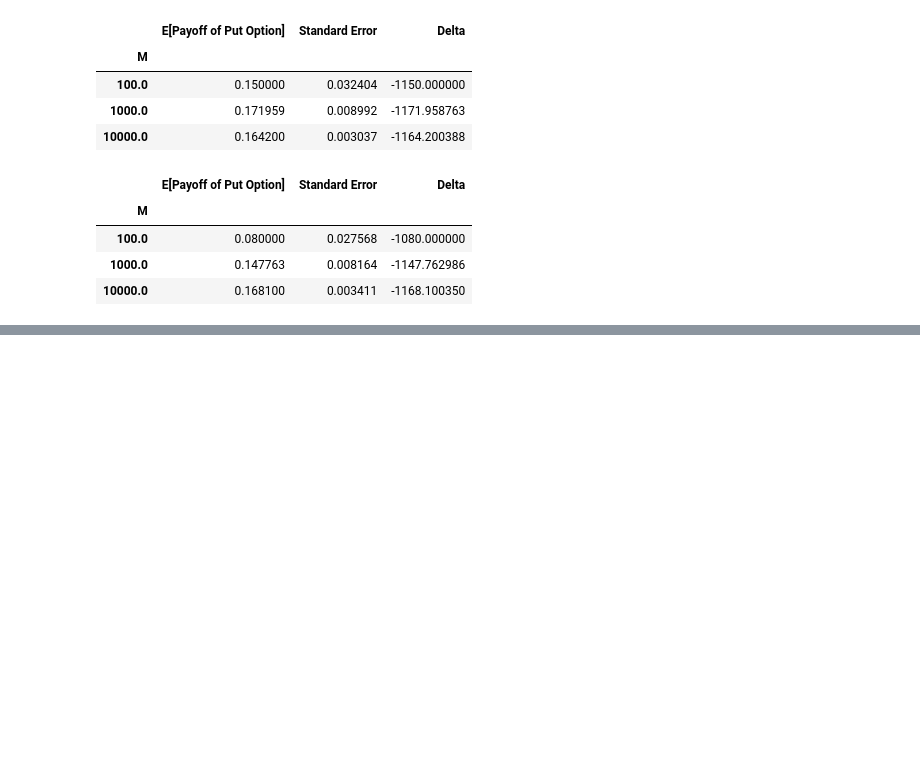
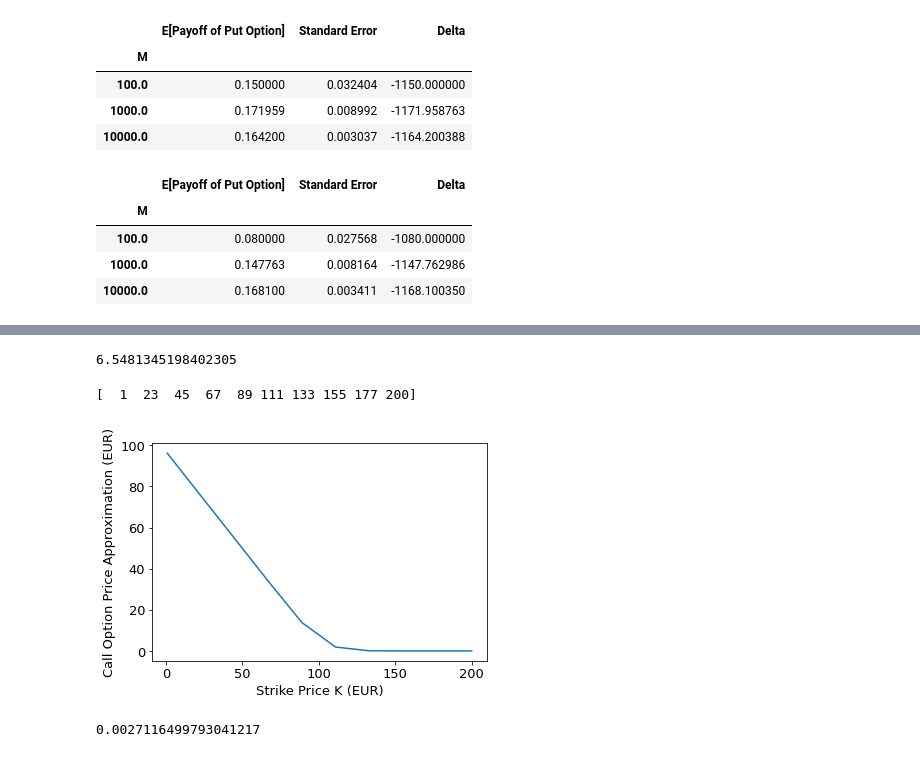
Before and after one commit to ithakis/UvA-Computational-Finance, a Jupyter notebook: Assignment 2.ipynb, the cells around one changed output, grey strips where cells are left out. Cells and saved outputs as stored; diff of their text form; code cells hidden in the pictures; blank space fills up the shorter version.

```diff
--- a/Assignment 2.ipynb
+++ b/Assignment 2.ipynb
@@ -517,0 +553,71 @@ results_with_seed_df
+# %%
+# Arithmetic Monte Carlo
+def aritmetic_MC(S0, r, sigma, T, N, M, K):
+    mc_values_arit = np.zeros(M)
+    for m in range(M):
+        Sm = gbm_euler(S0, r, sigma, T, N, path_simulation=True)
+
+        AN = 0
+        for i in range(N + 1):
+            AN += Sm[i, 0]
+        AN /= (N + 1)
+
+        mc_values_arit[m] = max(0, AN - K)
+
+    A_arit = mc_values_arit.mean()
+    A_arit_sd = mc_values_arit.std()
+
+    return A_arit, A_arit_sd
+# %%
+# Input parameter values
+S0 = 100
+T = 1.
+N = 50
+K = 99
+r = 0.06
+sigma = 0.2
+M = 100_000
+
+def control_variate_est(S0, r, sigma, T, N, M, K):
+    analytical_value = geometric_analytical(S0, r, sigma, T, N, M, K)
+    A_geo, A_geo_sd = geometric_MC(S0, r, sigma, T, N, M, K)
+    A_arit, A_arit_sd = aritmetic_MC(S0, r, sigma, T, N, M, K)
+
+    # Control variate estimate Asian option
+    if A_geo_sd == 0:
+        beta = 0
+    else:
+        beta = (A_arit_sd / A_geo_sd) * 0.99
+
+    estimate = A_arit - beta * (A_geo - analytical_value)
+
+    return estimate
+print(estimate)
+# %% [output]
+6.5481345198402305
+# %%
+S0 = 100
+T = 1.
+N = 50
+r = 0.06
+sigma = 0.2
+M = 100_000
+
+num_samples = 10
+K_values = np.linspace(1, 200, num=num_samples, dtype=int)
+print(K_values)
+
+K_estimates = np.zeros(num_samples)
+for i in tqdm(range(num_samples)):
+    K = K_values[i]
+    K_estimates[i] = control_variate_est(S0, r, sigma, T, N, M, K)
+# %% [output]
+[  1  23  45  67  89 111 133 155 177 200]
+# %%
+plt.plot(K_values, K_estimates)
+plt.xlabel("Strike Price K (EUR)")
+plt.ylabel("Call Option Price Approximation (EUR)")
+plt.show()
+# %% [output]
+[figure, added]
+0.0027116499793041217
```
Also changed, not shown: parts of 7 cells of this notebook.
